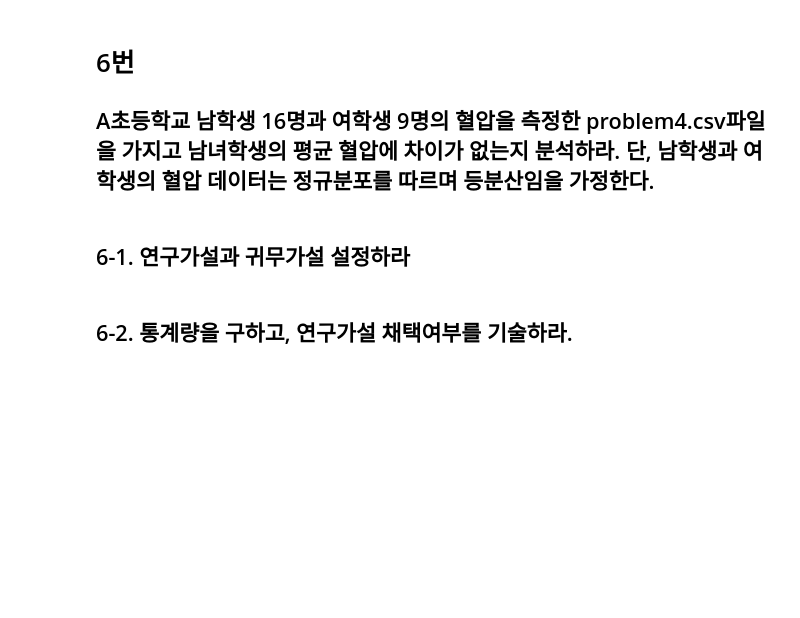
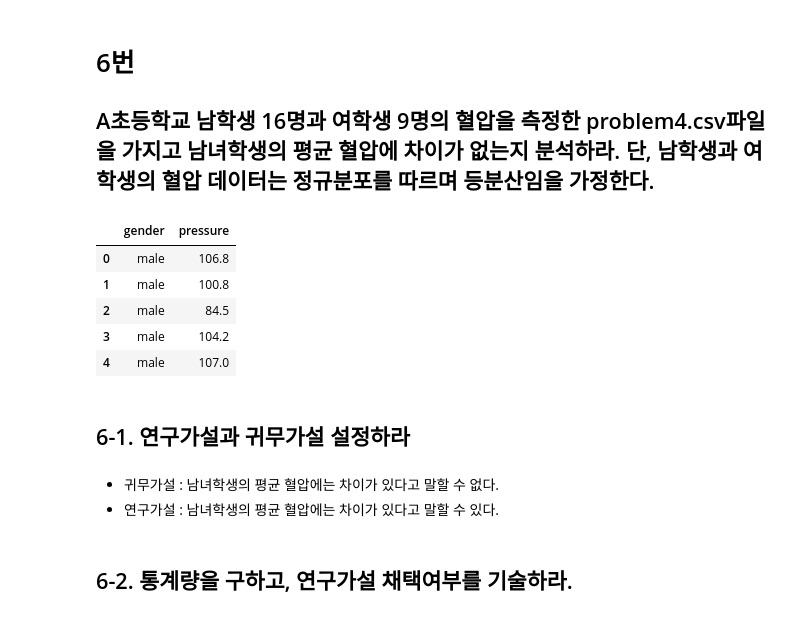
Before and after one commit to DMIS0126/ADP, a Jupyter notebook: Private_Study/Actual Exam/adp-26-2.ipynb, the cells around one changed output. Cells and saved outputs as stored; diff of their text form; code cells hidden in the pictures; blank space fills up the shorter version.

```diff
--- a/Private_Study/Actual Exam/adp-26-2.ipynb
+++ b/Private_Study/Actual Exam/adp-26-2.ipynb
@@ -420,7 +424,23 @@ print(f, p)
 # %% [markdown]
 # 6번
 ## A초등학교 남학생 16명과 여학생 9명의 혈압을 측정한 problem4.csv파일을 가지고 남녀학생의 평균 혈압에 차이가 없는지 분석하라. 단, 남학생과 여학생의 혈압 데이터는 정규분포를 따르며 등분산임을 가정한다.
+# %%
+import pandas as pd
+
+df = pd.read_csv('/kaggle/input/adp-p6/problem4.csv')
+
+df.head()
+# %% [output]
+|  | gender | pressure |
+| 0 | male | 106.8 |
+| 1 | male | 100.8 |
+| 2 | male | 84.5 |
+| 3 | male | 104.2 |
+| 4 | male | 107.0 |
 # %% [markdown]
 ## 6-1. 연구가설과 귀무가설 설정하라
+# %% [markdown]
+* 귀무가설 : 남녀학생의 평균 혈압에는 차이가 있다고 말할 수 없다.
+* 연구가설 : 남녀학생의 평균 혈압에는 차이가 있다고 말할 수 있다.
 # %% [markdown]
 ## 6-2. 통계량을 구하고, 연구가설 채택여부를 기술하라.
```
Also changed, not shown: parts of 17 cells of this notebook, 1 other file.
